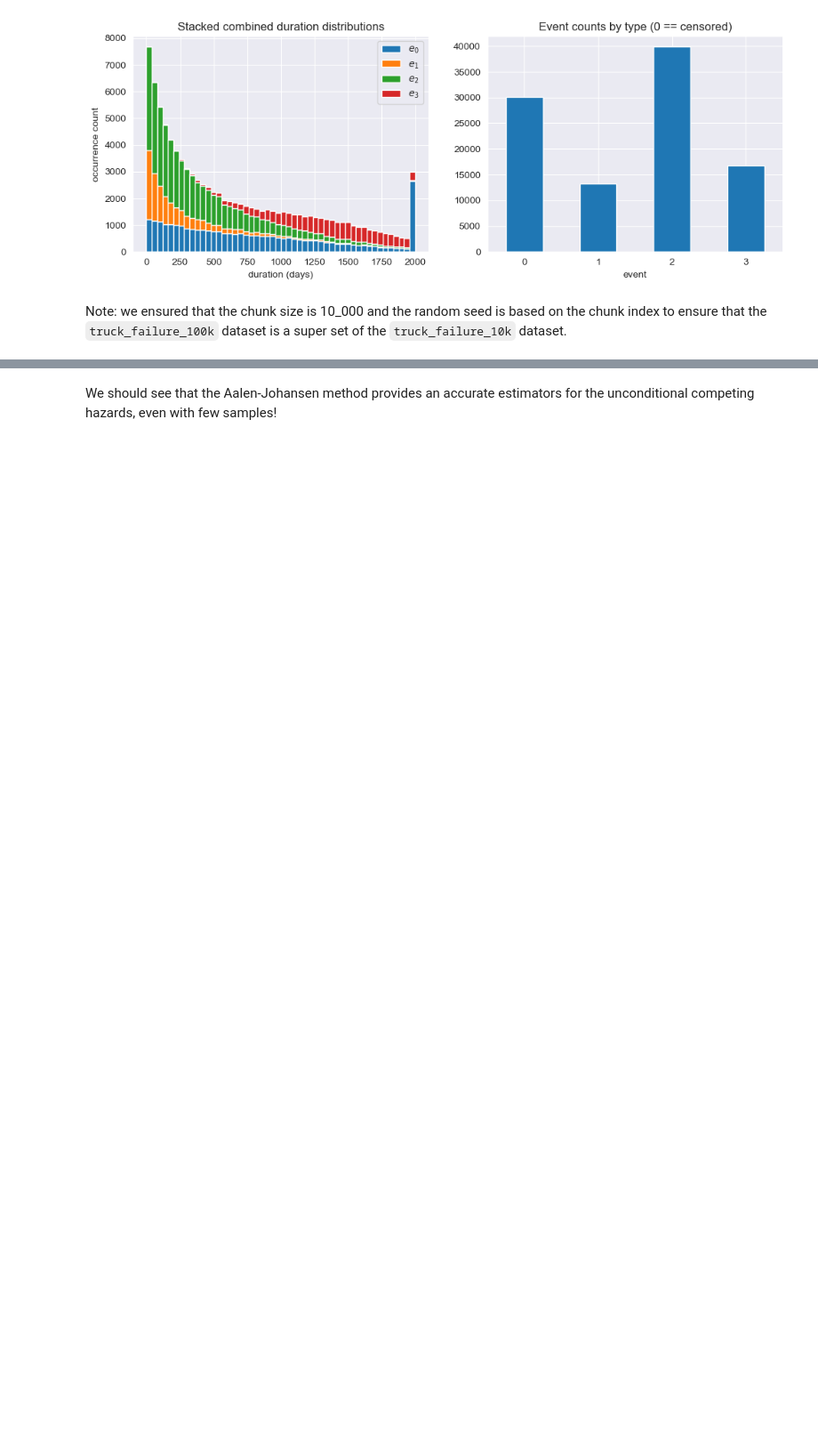
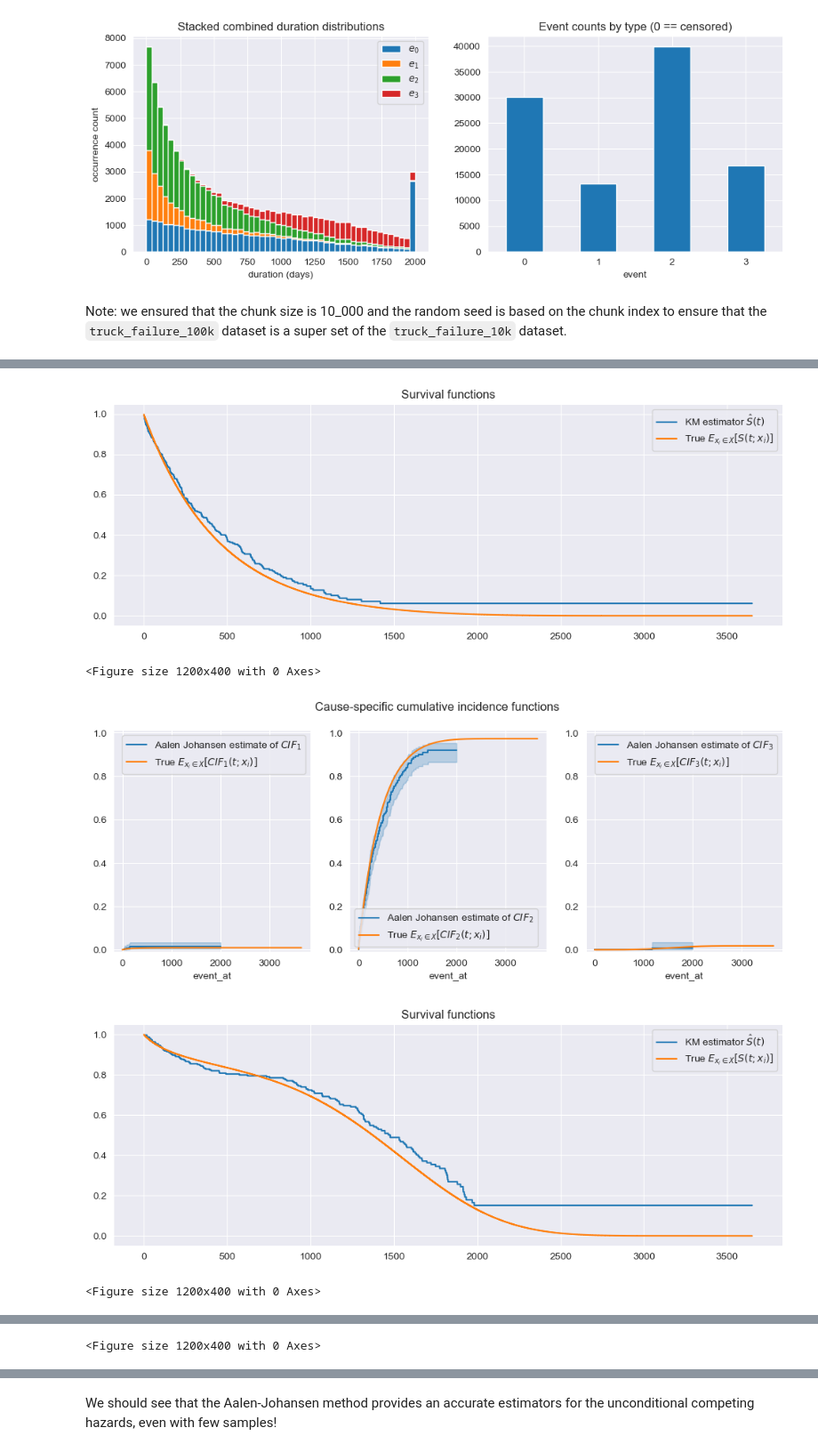
Before and after one commit to probabl-ai/survival-analysis-tutorial, a Jupyter notebook: truck_dataset/truck_dataset.ipynb, the cells around one changed output, grey strips where cells are left out. Shown at 89% size. Cells and saved outputs as stored; diff of their text form; code cells hidden in the pictures; blank space fills up the shorter version.

```diff
--- a/truck_dataset/truck_dataset.ipynb
+++ b/truck_dataset/truck_dataset.ipynb
@@ -878,0 +853,27 @@ for seed in [40, 41, 42]:
+# %%
+for seed in [40, 41, 42]:
+    truck_failure_fc = sample_driver_truck_pairs_with_metadata(1, random_seed=seed)
+    truck_failure_fc = pd.concat([truck_failure_fc] * 300, axis="rows").reset_index(
+        drop=True
+    )
+    truck_failure_fc
+
+    (
+        truck_failure_fc_events,
+        truck_failure_fc_events_uncensored,
+        all_hazards_fc,
+    ) = sample_competing_events(truck_failure_fc, random_seed=42)
+    # plot_stacked_occurrences(truck_failure_fc_events)
+    _ = plt.figure(figsize=(12, 4))
+    plot_survival_function(truck_failure_fc_events, all_hazards_fc)
+
+    _ = plt.figure(figsize=(12, 4))
+    plot_cumulative_incidence_functions(
+        truck_failure_fc_events, all_hazards_fc, calculate_variance=True
+    )
+# %% [output]
+[figure, added]
+<Figure size 1200x400 with 0 Axes>
+[figure, added]
+[figure, added]
+<Figure size 1200x400 with 0 Axes>
@@ -878,0 +882 @@ for seed in [40, 41, 42]:
+<Figure size 1200x400 with 0 Axes>
```
Also changed, not shown: parts of 4 cells of this notebook, 1 other file.
